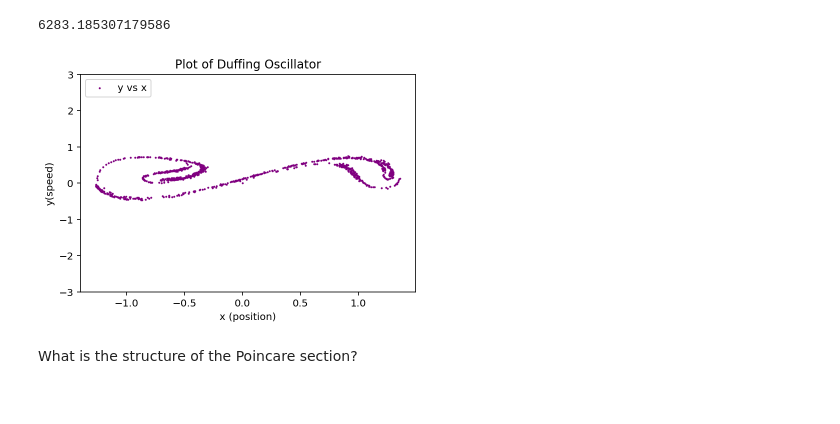
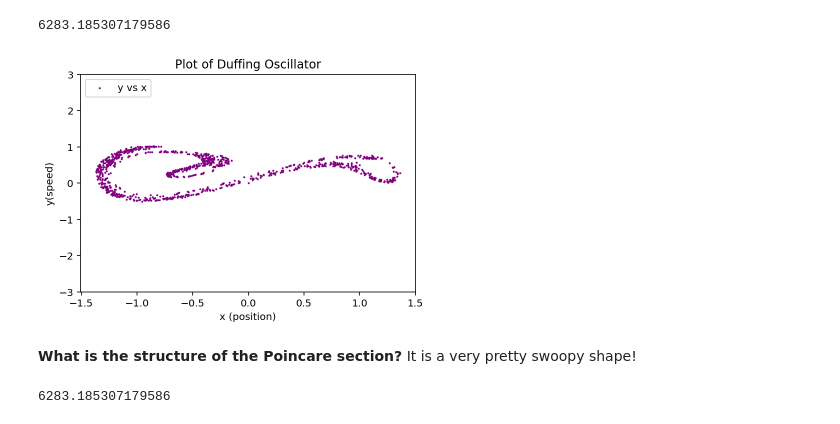
Before and after one commit to chapman-phys220-2018f/cw12-coolkidzzz, a Jupyter notebook: cw12-duffing.ipynb, the cells around one changed output. Saved outputs shown, nothing was run; the diff lists cells and outputs as text; code cells hidden in the pictures.

```diff
--- a/cw12-duffing.ipynb
+++ b/cw12-duffing.ipynb
@@ -299,14 +307,19 @@ dt=t[1]-t[0]
 # %% [output]
 6283.185307179586
 # %%
-plt.scatter(x[0::100],y[0::100],color="purple",label='y vs x',s=1)#strobbing to see what point it comes back to for each well
+plt.scatter(x[0::6283],y[0::6283],color="purple",label='y vs x',s=1)#strobbing to see what point it comes back to for each well
 plt.legend(loc='upper left') #puts legend in upper left corner
 plt.xlabel('x (position)')
 plt.ylabel('y(speed)')
 plt.title('Plot of Duffing Oscillator')
 plt.ylim((-3,3))
 plt.show()
 # %% [output]
-[figure, old version]
+[figure, new version]
 # %% [markdown]
-What is the structure of the Poincare section?
+**What is the structure of the Poincare section?**
+It is a very pretty swoopy shape!
+# %%
+2*np.pi/dt
+# %% [output]
+6283.185307179586
```
Also changed, not shown: parts of 14 cells of this notebook.
